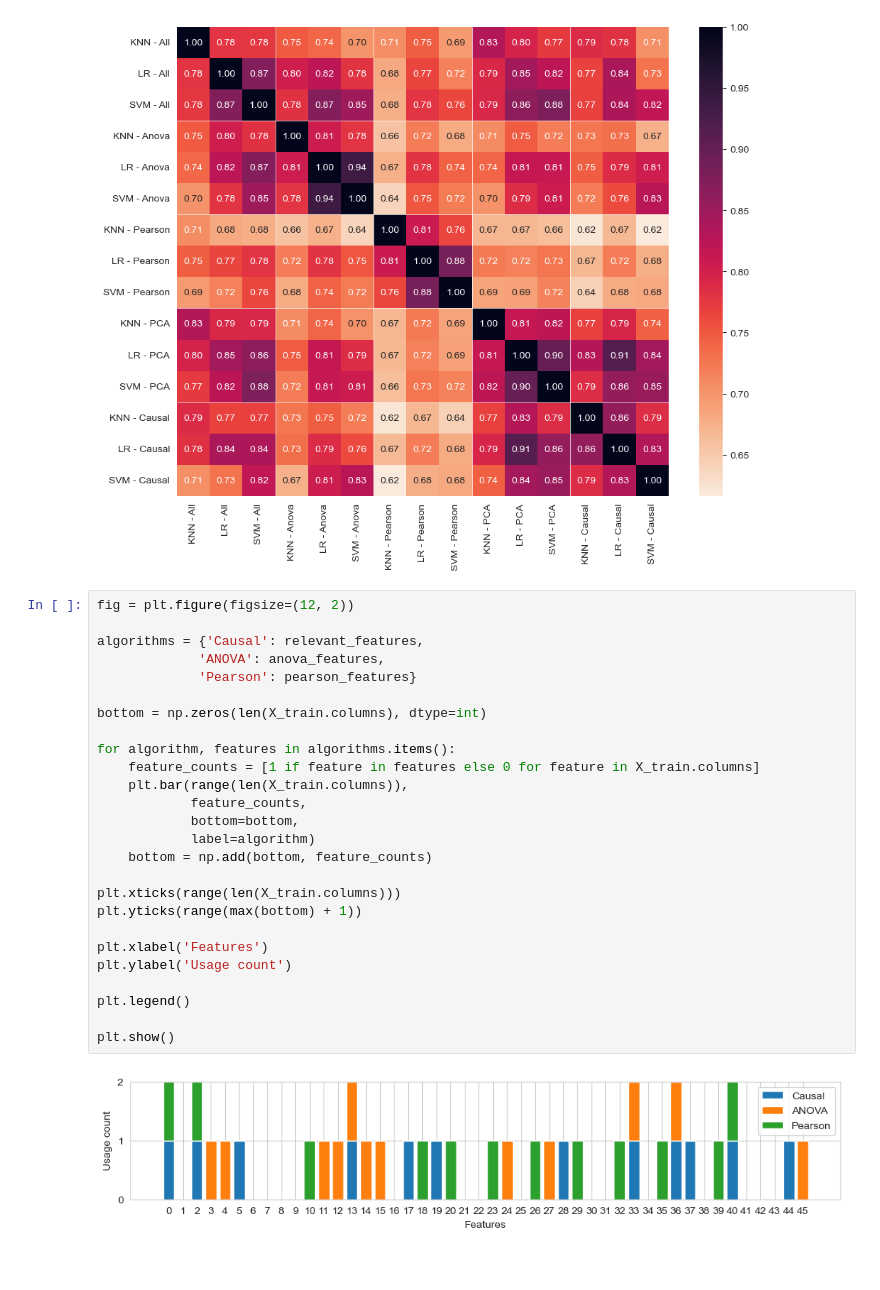
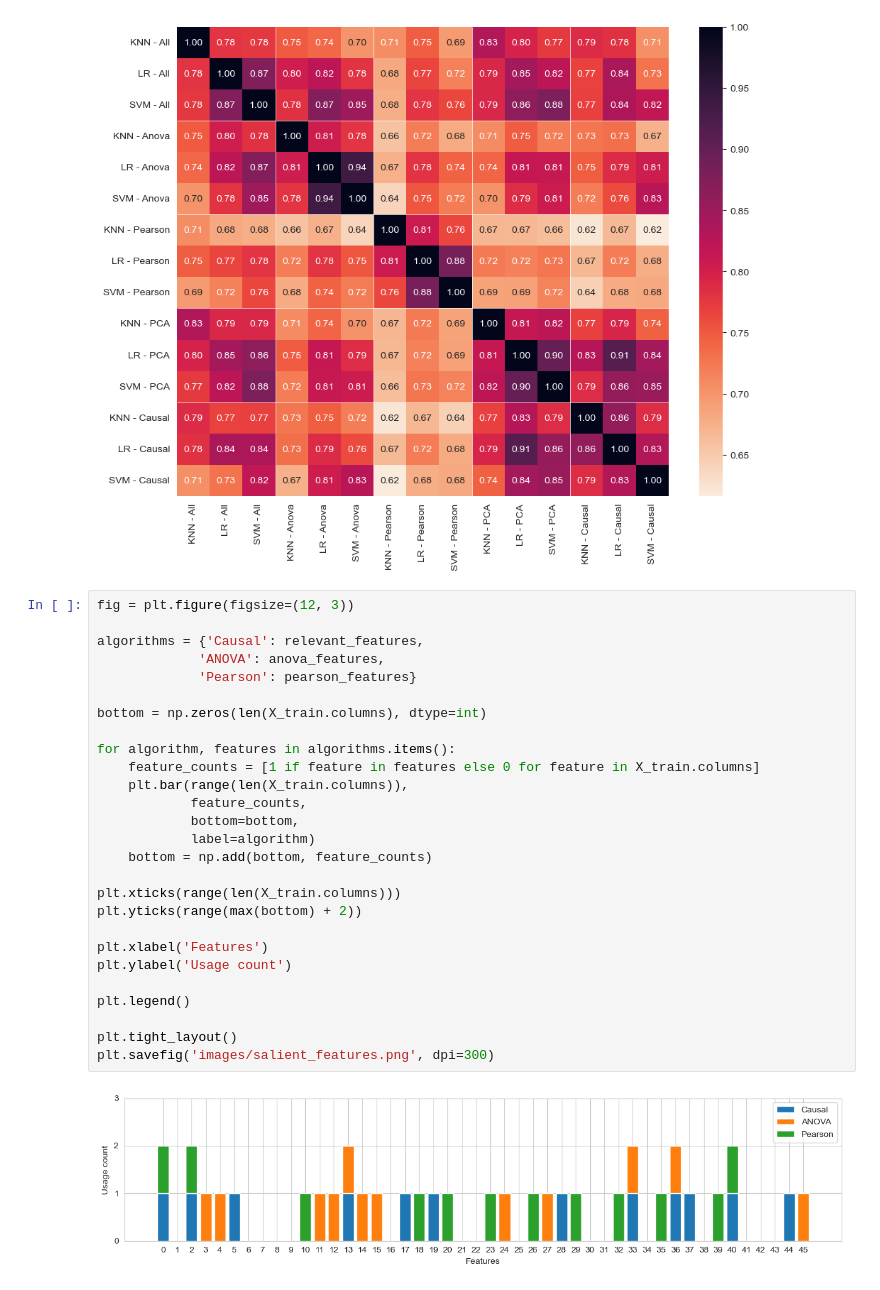
Before and after one commit to prat-man/CSE-572-Data-Mining, a Jupyter notebook: causality.ipynb, the cells around one changed output. Cells and saved outputs as stored; diff of their text form.

```diff
--- a/causality.ipynb
+++ b/causality.ipynb
@@ -449,30 +447,31 @@ plt.savefig('images/cohen_kappa.png', dpi=300)
 # %% [output]
 [figure]
 # %%
-fig = plt.figure(figsize=(12, 2))
+fig = plt.figure(figsize=(12, 3))
 
 algorithms = {'Causal': relevant_features,
              'ANOVA': anova_features,
              'Pearson': pearson_features}
 
 bottom = np.zeros(len(X_train.columns), dtype=int)
 
 for algorithm, features in algorithms.items():
     feature_counts = [1 if feature in features else 0 for feature in X_train.columns]
     plt.bar(range(len(X_train.columns)),
             feature_counts,
             bottom=bottom,
             label=algorithm)
     bottom = np.add(bottom, feature_counts)
 
 plt.xticks(range(len(X_train.columns)))
-plt.yticks(range(max(bottom) + 1))
+plt.yticks(range(max(bottom) + 2))
 
 plt.xlabel('Features')
 plt.ylabel('Usage count')
 
 plt.legend()
 
-plt.show()
+plt.tight_layout()
+plt.savefig('images/salient_features.png', dpi=300)
 # %% [output]
-[figure, old version]
+[figure, new version]
```
Also changed, not shown: parts of 2 cells of this notebook, 3 other files.
